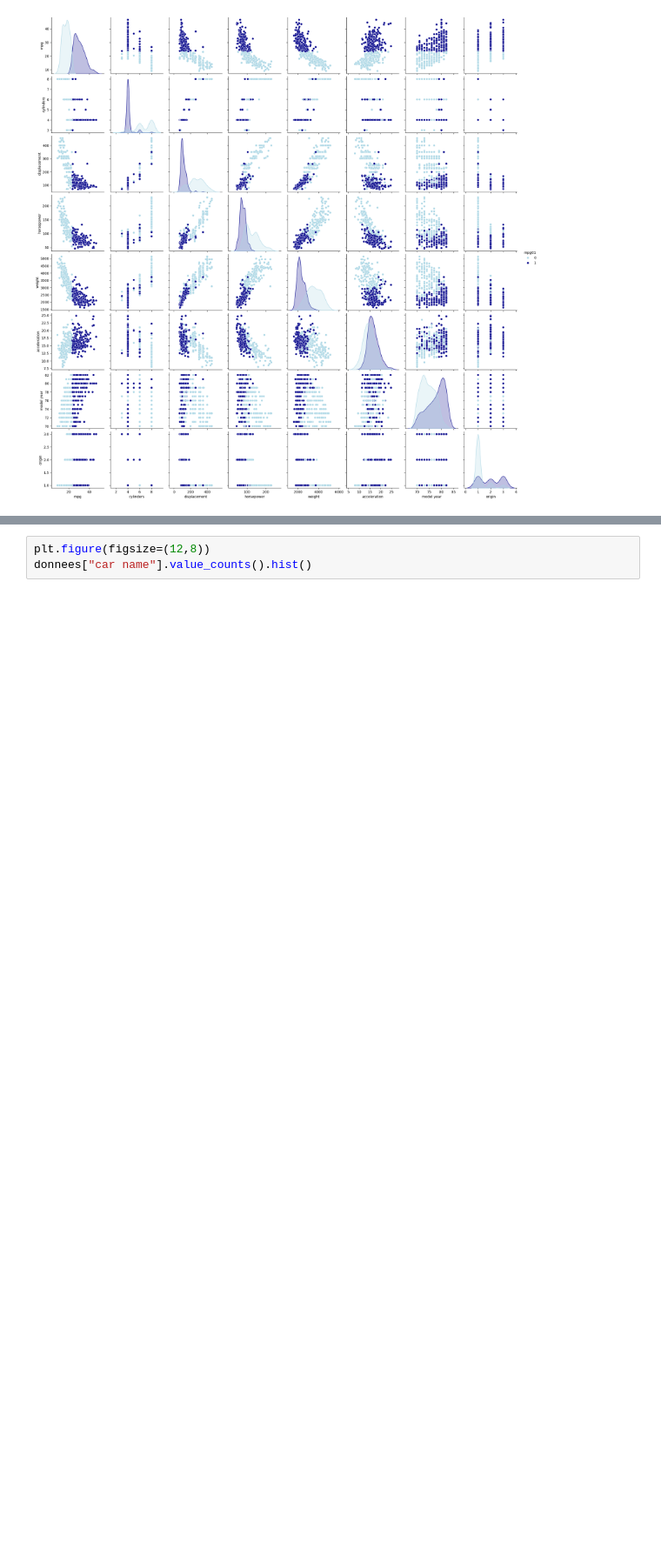
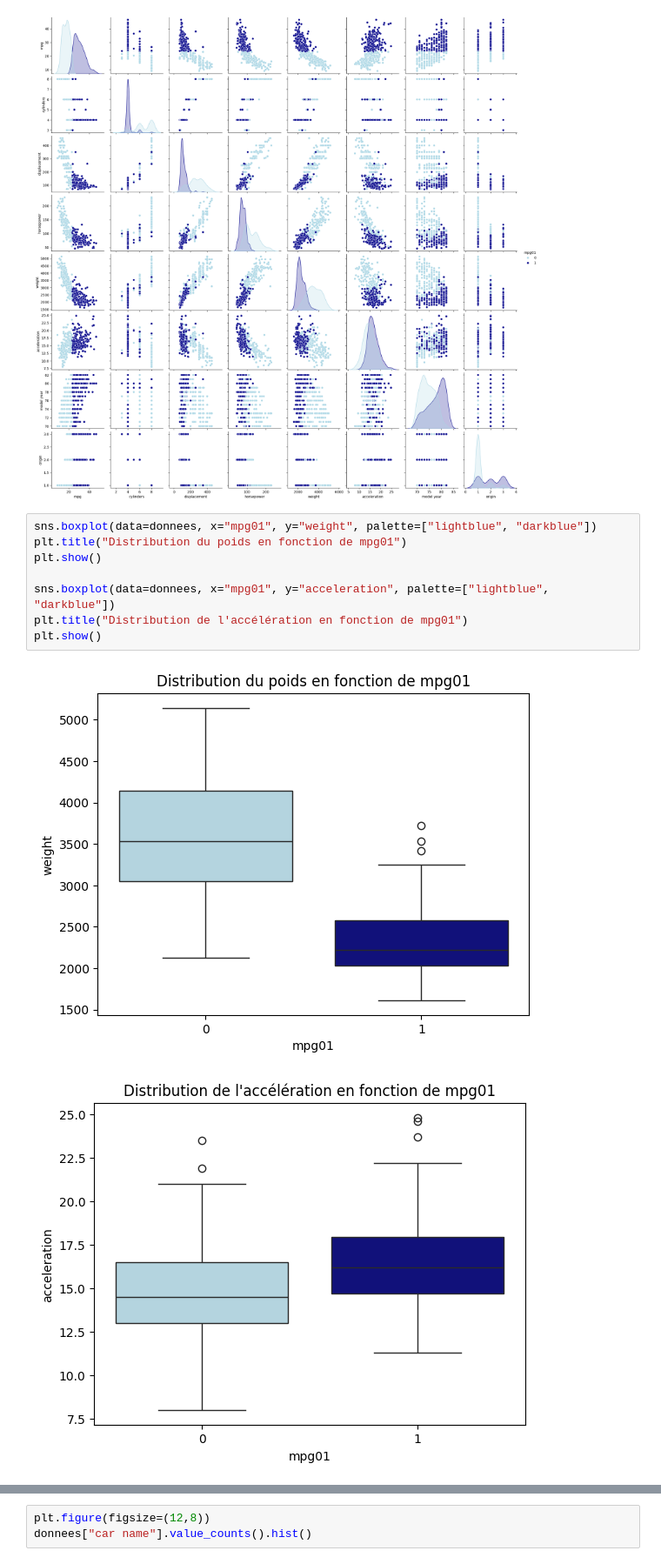
Before and after one commit to hafs96/Prediction_Consommation-de-carburant, a Jupyter notebook: Consommation_Projet.ipynb, the cells around one changed output, grey strips where cells are left out. Shown at 87% size. Drawn from its saved outputs; the diff is of its cells as text; blank space fills up the shorter version.

```diff
--- a/Consommation_Projet.ipynb
+++ b/Consommation_Projet.ipynb
@@ -341,3 +342,14 @@ sns.pairplot(donnees,hue="mpg01",palette=["lightblue","darkblue"])
 # %% [output]
 <seaborn.axisgrid.PairGrid at 0x...>
 [figure]
+# %%
+sns.boxplot(data=donnees, x="mpg01", y="weight", palette=["lightblue", "darkblue"])
+plt.title("Distribution du poids en fonction de mpg01")
+plt.show()
+
+sns.boxplot(data=donnees, x="mpg01", y="acceleration", palette=["lightblue", "darkblue"])
+plt.title("Distribution de l'accélération en fonction de mpg01")
+plt.show()
+# %% [output]
+[figure, added]
+[figure, added]
```
Also changed, not shown: parts of 64 cells of this notebook.
